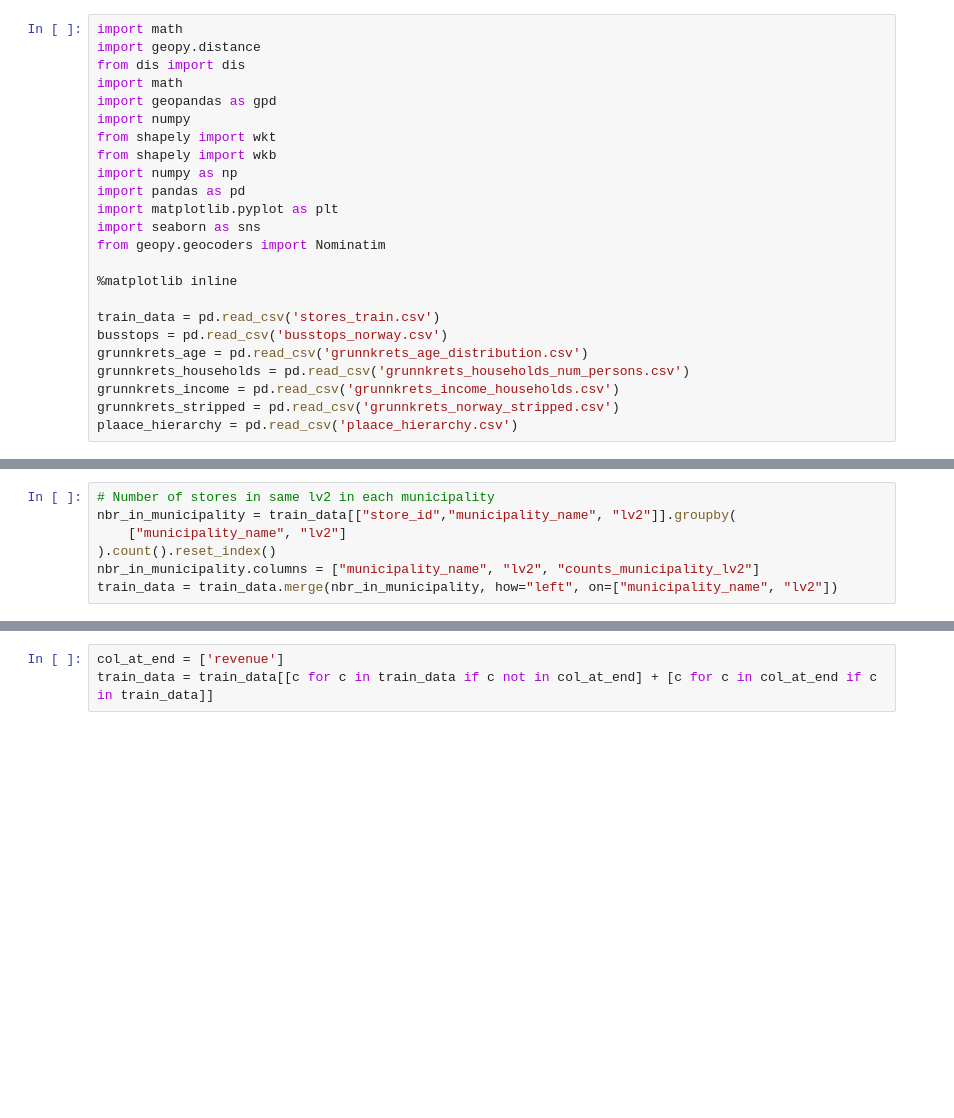
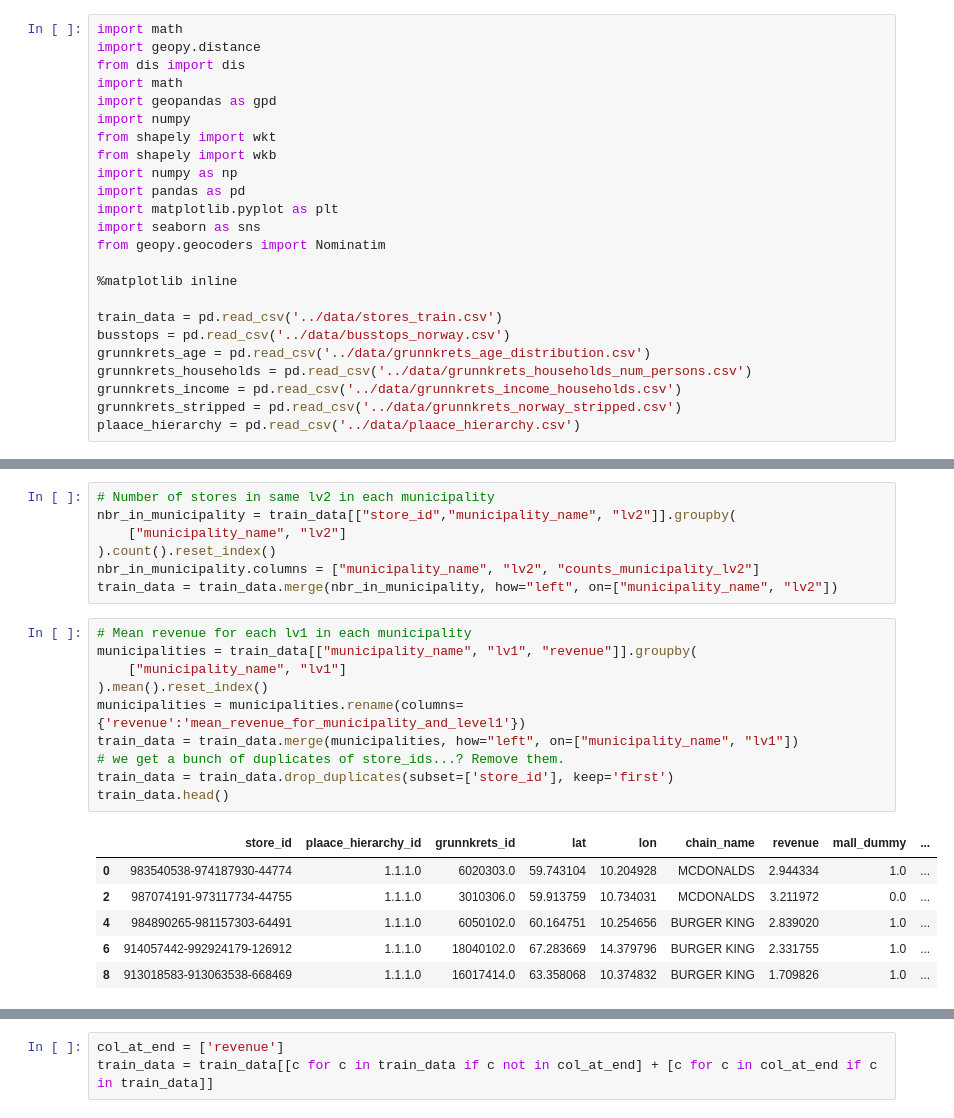
Before and after one commit to paaskehaakon/ML-project, a Jupyter notebook: feature_engineering/feature_engineering.ipynb, the cells around one changed output, grey strips where cells are left out. Cells and saved outputs as stored; diff of their text form; blank space fills up the shorter version.

```diff
--- a/feature_engineering/feature_engineering.ipynb
+++ b/feature_engineering/feature_engineering.ipynb
@@ -15,12 +15,12 @@ from geopy.geocoders import Nominatim
 
 %matplotlib inline
 
-train_data = pd.read_csv('stores_train.csv')
-busstops = pd.read_csv('busstops_norway.csv')
-grunnkrets_age = pd.read_csv('grunnkrets_age_distribution.csv')
-grunnkrets_households = pd.read_csv('grunnkrets_households_num_persons.csv')
-grunnkrets_income = pd.read_csv('grunnkrets_income_households.csv')
-grunnkrets_stripped = pd.read_csv('grunnkrets_norway_stripped.csv')
-plaace_hierarchy = pd.read_csv('plaace_hierarchy.csv')
+train_data = pd.read_csv('../data/stores_train.csv')
+busstops = pd.read_csv('../data/busstops_norway.csv')
+grunnkrets_age = pd.read_csv('../data/grunnkrets_age_distribution.csv')
+grunnkrets_households = pd.read_csv('../data/grunnkrets_households_num_persons.csv')
+grunnkrets_income = pd.read_csv('../data/grunnkrets_income_households.csv')
+grunnkrets_stripped = pd.read_csv('../data/grunnkrets_norway_stripped.csv')
+plaace_hierarchy = pd.read_csv('../data/plaace_hierarchy.csv')
 # %%
 train_data.head()
@@ -104,6 +134,23 @@ nbr_in_municipality = train_data[["store_id","municipality_name", "lv2"]].groupb
 ).count().reset_index()
 nbr_in_municipality.columns = ["municipality_name", "lv2", "counts_municipality_lv2"]
 train_data = train_data.merge(nbr_in_municipality, how="left", on=["municipality_name", "lv2"])
+# %%
+# Mean revenue for each lv1 in each municipality
+municipalities = train_data[["municipality_name", "lv1", "revenue"]].groupby(
+    ["municipality_name", "lv1"]
+).mean().reset_index()
+municipalities = municipalities.rename(columns={'revenue':'mean_revenue_for_municipality_and_level1'})
+train_data = train_data.merge(municipalities, how="left", on=["municipality_name", "lv1"])
+# we get a bunch of duplicates of store_ids...? Remove them.
+train_data = train_data.drop_duplicates(subset=['store_id'], keep='first')
+train_data.head()
+# %% [output]
+|  | store_id | plaace_hierarchy_id | grunnkrets_id | lat | lon | chain_name | revenue | mall_dummy | ... |
+| 0 | 983540538-974187930-44774 | 1.1.1.0 | 6020303.0 | 59.743104 | 10.204928 | MCDONALDS | 2.944334 | 1.0 | ... |
+| 2 | 987074191-973117734-44755 | 1.1.1.0 | 3010306.0 | 59.913759 | 10.734031 | MCDONALDS | 3.211972 | 0.0 | ... |
+| 4 | 984890265-981157303-64491 | 1.1.1.0 | 6050102.0 | 60.164751 | 10.254656 | BURGER KING | 2.839020 | 1.0 | ... |
+| 6 | 914057442-992924179-126912 | 1.1.1.0 | 18040102.0 | 67.283669 | 14.379796 | BURGER KING | 2.331755 | 1.0 | ... |
+| 8 | 913018583-913063538-668469 | 1.1.1.0 | 16017414.0 | 63.358068 | 10.374832 | BURGER KING | 1.709826 | 1.0 | ... |
 # %%
 # Mean revenue for each lv2 in each municipality
 municipalities = train_data[["municipality_name", "lv2", "revenue"]].groupby(
```
Also changed, not shown: parts of 10 cells of this notebook, 2 other files.
